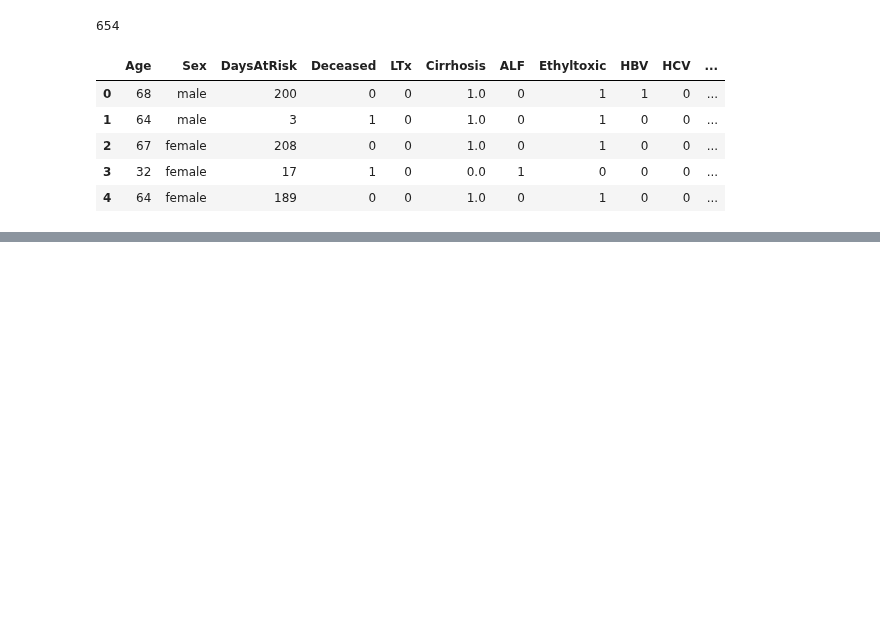
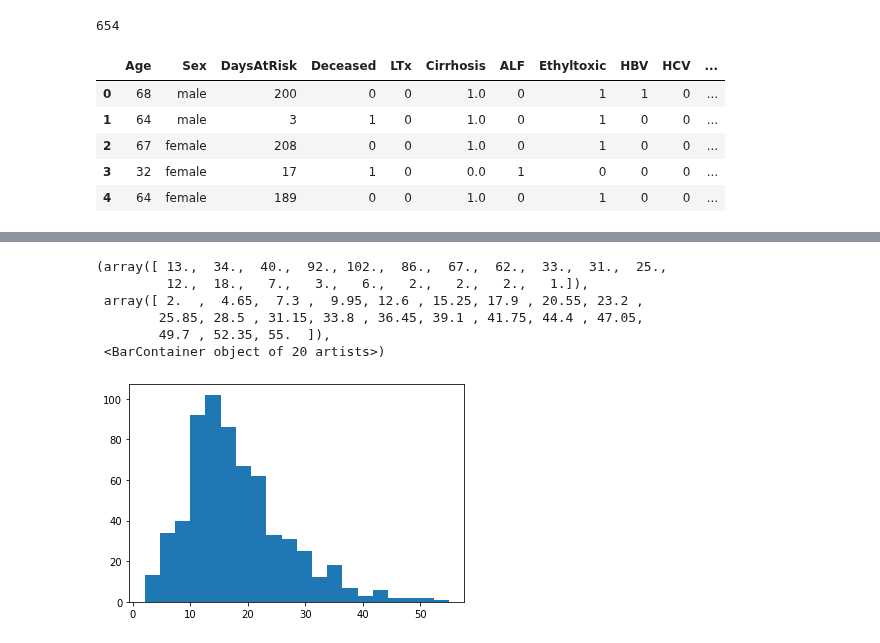
Before and after one commit to wisniemj/CS8321, a Jupyter notebook: finalPaper/finalPaper.ipynb, the cells around one changed output, grey strips where cells are left out. Drawn from its saved outputs; the diff is of its cells as text; code cells hidden in the pictures; blank space fills up the shorter version.

```diff
--- a/finalPaper/finalPaper.ipynb
+++ b/finalPaper/finalPaper.ipynb
@@ -192,16 +206,19 @@ df2 = df2.join(col)
 
 # take out MELD score comparisons for final_df
 final_df = df2.copy(deep=True)
-del final_df["MELD"]
-del final_df["MELD3"]
-del final_df["MELDNA"]
+# del final_df["MELD"]
+# del final_df["MELD3"]
+# del final_df["MELDNA"]
 
+# Assumption: all null numeric values are 0
 final_df = final_df.replace(np.NaN, 0)
 
-from sklearn.preprocessing import StandardScaler
-from sklearn.preprocessing import RobustScaler
-scaler = RobustScaler()
-non_binary_cols = [col for col in final_df.columns if len(final_df[col].unique()) > 2]
-binary_cols = [col for col in final_df.columns if len(final_df[col].unique()) <= 2]
-final_df_normalized = pd.DataFrame(scaler.fit_transform(final_df[non_binary_cols]), columns=non_binary_cols)
-final_df_normalized = pd.concat([final_df[binary_cols], final_df_normalized], axis=1)
+final_df_normalized = final_df.copy(deep=True)
+
+# from sklearn.preprocessing import StandardScaler
+# from sklearn.preprocessing import RobustScaler
+# scaler = StandardScaler()
+# non_binary_cols = [col for col in final_df.columns if len(final_df[col].unique()) > 2]
+# binary_cols = [col for col in final_df.columns if len(final_df[col].unique()) <= 2]
+# final_df_normalized = pd.DataFrame(scaler.fit_transform(final_df[non_binary_cols]), columns=non_binary_cols)
+# final_df_normalized = pd.concat([final_df[binary_cols], final_df_normalized], axis=1)
@@ -212,18 +227,19 @@ from sklearn.model_selection import train_test_split
 
 #Goal of improving on original meld for now.
 #Meld3 is used primarily for transplant, meldNA is used for Cirrhosis: #https://www.mdcalc.com/calc/10437/model-end-stage-liver-disease-meld#evidence
-y = final_df_normalized['Deceased'].copy(deep=True)
+y = final_df_normalized['MELD'].copy(deep=True)
 
 #Trim columns to use for training
 #Removing days at risk, deceased,
 #fields = ['Age','Sex','Cirrhosis','ALF','Ethyltoxic','HBV','HCV','INR_C','NA_S','P_S','','','','']
-del final_df_normalized["Deceased"]
+del final_df_normalized["MELD"]
 X = final_df_normalized.copy(deep=True)
 
+# from imblearn.under_sampling import RandomUnderSampler
 # under_sample = RandomUnderSampler(sampling_strategy = 1)
 # X_under, y_under = under_sample.fit_resample(X, y)
 
-X_train, X_test, y_train, y_test = train_test_split(X, y, test_size=0.35, random_state=7)
+X_train, X_test, y_train, y_test = train_test_split(X, y, test_size=0.2, random_state=7)
 X_train = tf.convert_to_tensor(X_train)
 X_test = tf.convert_to_tensor(X_test)
 y_train = tf.convert_to_tensor(y_train)
@@ -257,0 +283,10 @@ Epoch 50/50
+# %%
+plt.hist(y, bins=20)
+# %% [output]
+(array([ 13.,  34.,  40.,  92., 102.,  86.,  67.,  62.,  33.,  31.,  25.,
+         12.,  18.,   7.,   3.,   6.,   2.,   2.,   2.,   1.]),
+ array([ 2.  ,  4.65,  7.3 ,  9.95, 12.6 , 15.25, 17.9 , 20.55, 23.2 ,
+        25.85, 28.5 , 31.15, 33.8 , 36.45, 39.1 , 41.75, 44.4 , 47.05,
+        49.7 , 52.35, 55.  ]),
+ <BarContainer object of 20 artists>)
+[figure, added]
```
Also changed, not shown: parts of 10 cells of this notebook.
